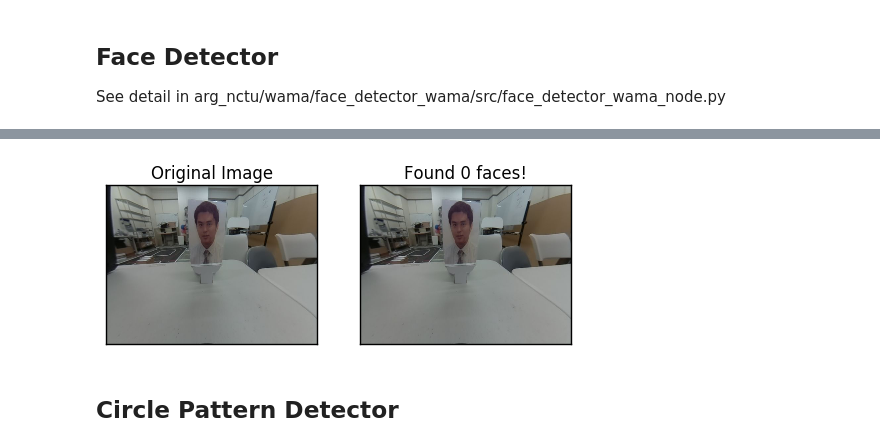
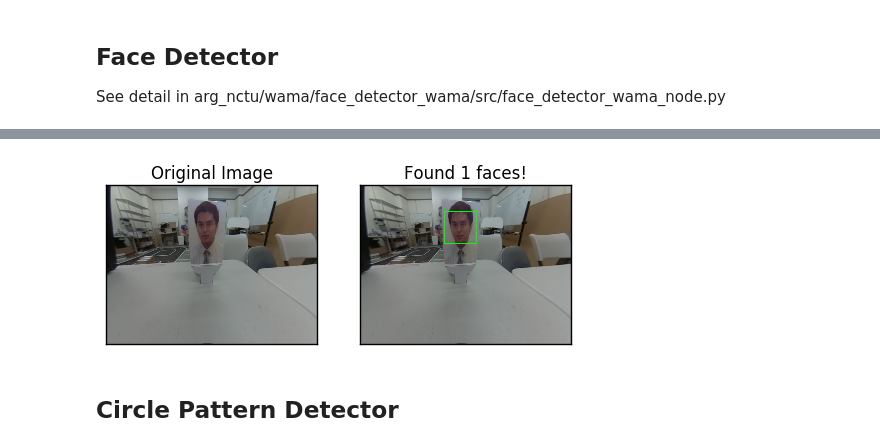
Before and after one commit to RobotX-NCTU/jupyter_notebook, a Jupyter notebook: opencv_tutorial.ipynb, the cells around one changed output, grey strips where cells are left out. Cells and saved outputs as stored; diff of their text form; code cells hidden in the pictures.

Commit message:
update opencv_tutorial for opencv3 support

```diff
--- a/opencv_tutorial.ipynb
+++ b/opencv_tutorial.ipynb
@@ -49,9 +49,9 @@ See detail in arg_nctu/wama/face_detector_wama/src/face_detector_wama_node.py
 img = cv2.imread('tutorial_data/face.jpg')
 vis = cv2.imread('tutorial_data/face.jpg')
 
-faceCascade = cv2.CascadeClassifier('haarcascade_frontalface_default.xml')
+faceCascade = cv2.CascadeClassifier('tutorial_data/haarcascade_frontalface_default.xml')
 gray = cv2.cvtColor(img, cv2.COLOR_BGR2GRAY)
-%time faces = faceCascade.detectMultiScale(gray, scaleFactor=2, minNeighbors=5, minSize=(10, 10), flags = cv2.cv.CV_HAAR_SCALE_IMAGE)
+%time faces = faceCascade.detectMultiScale(gray, scaleFactor=2, minNeighbors=5, minSize=(10, 10), flags = 0)
 
 # Visualization
 dst = cv2.cvtColor(img, cv2.COLOR_BGR2RGB)
@@ -72,4 +72,4 @@ Wall time: 3.6 ms
-[figure, old version]
+[figure, new version]
 # %% [markdown]
 ## Circle Pattern Detector
 # %%
```
Also changed, not shown: parts of 3 cells of this notebook.
